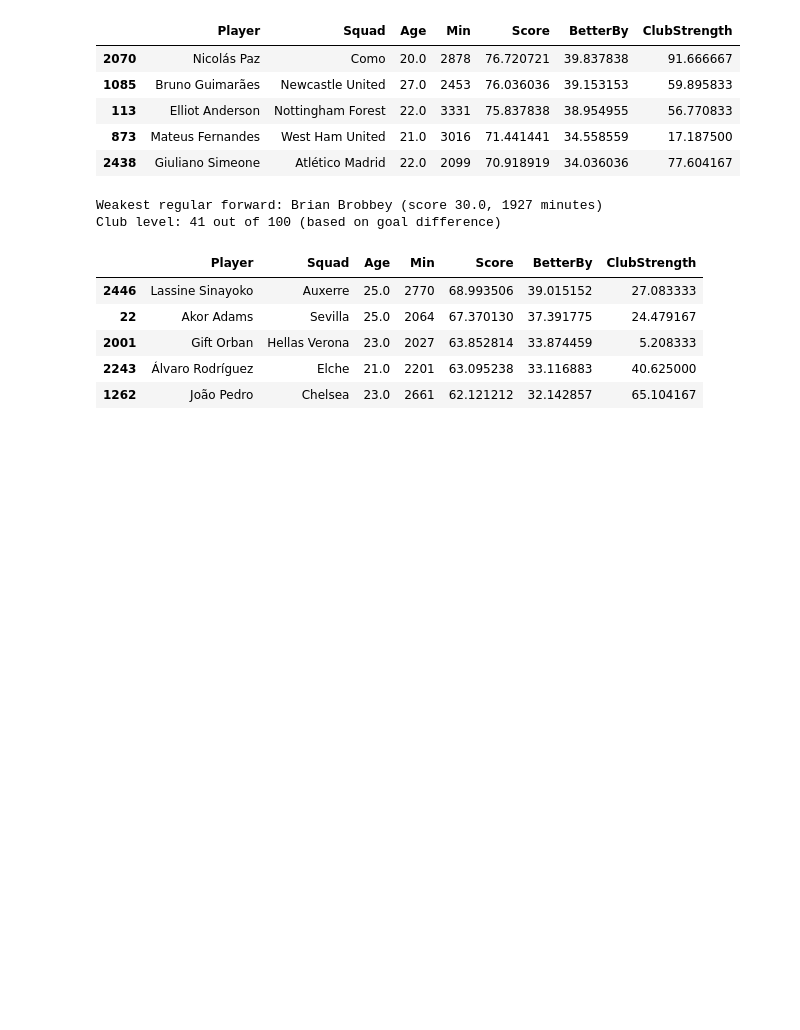
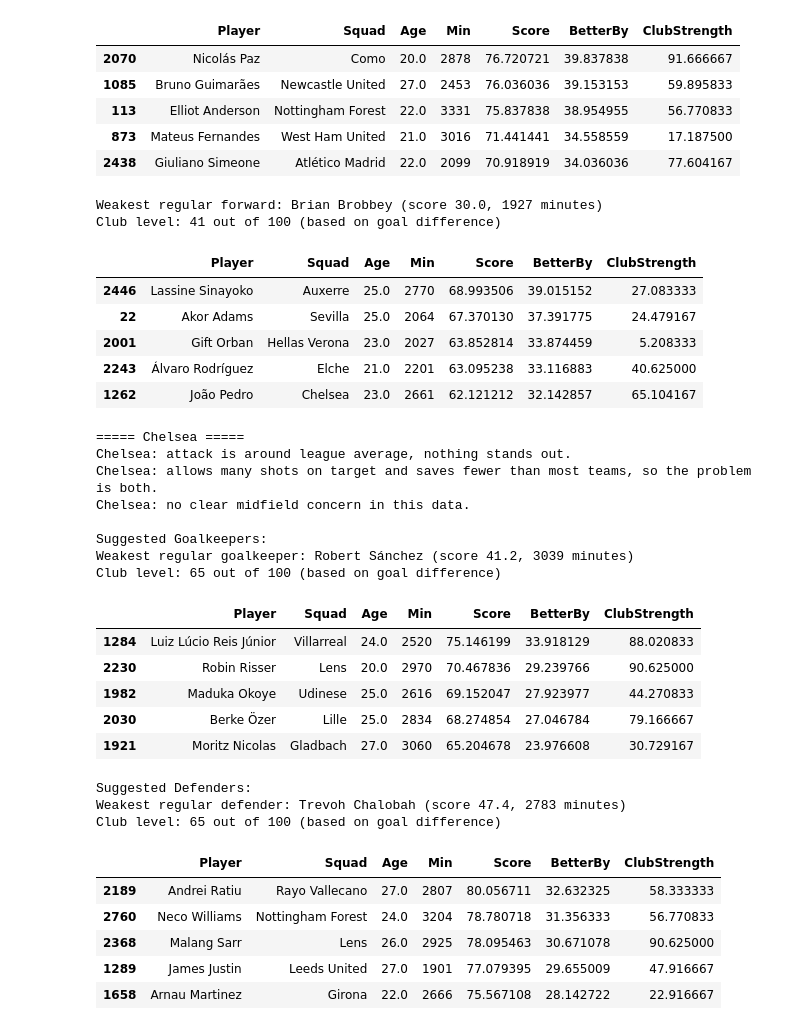
Before and after one commit to TamukaTom/We-need-players, a Jupyter notebook: explore.ipynb, the cells around one changed output. Drawn from its saved outputs; the diff is of its cells as text; code cells hidden in the pictures; blank space fills up the shorter version.

```diff
--- a/explore.ipynb
+++ b/explore.ipynb
@@ -899,3 +899,29 @@ Club level: 41 out of 100 (based on goal difference)
 | 2001 | Gift Orban | Hellas Verona | 23.0 | 2027 | 63.852814 | 33.874459 | 5.208333 |
 | 2243 | Álvaro Rodríguez | Elche | 21.0 | 2201 | 63.095238 | 33.116883 | 40.625000 |
 | 1262 | João Pedro | Chelsea | 23.0 | 2661 | 62.121212 | 32.142857 | 65.104167 |
+# %%
+team_report("Chelsea", max_gap=40)
+# %% [output]
+===== Chelsea =====
+Chelsea: attack is around league average, nothing stands out.
+Chelsea: allows many shots on target and saves fewer than most teams, so the problem is both.
+Chelsea: no clear midfield concern in this data.
+
+Suggested Goalkeepers:
+Weakest regular goalkeeper: Robert Sánchez (score 41.2, 3039 minutes)
+Club level: 65 out of 100 (based on goal difference)
+|  | Player | Squad | Age | Min | Score | BetterBy | ClubStrength |
+| 1284 | Luiz Lúcio Reis Júnior | Villarreal | 24.0 | 2520 | 75.146199 | 33.918129 | 88.020833 |
+| 2230 | Robin Risser | Lens | 20.0 | 2970 | 70.467836 | 29.239766 | 90.625000 |
+| 1982 | Maduka Okoye | Udinese | 25.0 | 2616 | 69.152047 | 27.923977 | 44.270833 |
+| 2030 | Berke Özer | Lille | 25.0 | 2834 | 68.274854 | 27.046784 | 79.166667 |
+| 1921 | Moritz Nicolas | Gladbach | 27.0 | 3060 | 65.204678 | 23.976608 | 30.729167 |
+Suggested Defenders:
+Weakest regular defender: Trevoh Chalobah (score 47.4, 2783 minutes)
+Club level: 65 out of 100 (based on goal difference)
+|  | Player | Squad | Age | Min | Score | BetterBy | ClubStrength |
+| 2189 | Andrei Ratiu | Rayo Vallecano | 27.0 | 2807 | 80.056711 | 32.632325 | 58.333333 |
+| 2760 | Neco Williams | Nottingham Forest | 24.0 | 3204 | 78.780718 | 31.356333 | 56.770833 |
+| 2368 | Malang Sarr | Lens | 26.0 | 2925 | 78.095463 | 30.671078 | 90.625000 |
+| 1289 | James Justin | Leeds United | 27.0 | 1901 | 77.079395 | 29.655009 | 47.916667 |
+| 1658 | Arnau Martinez | Girona | 22.0 | 2666 | 75.567108 | 28.142722 | 22.916667 |
```
Also changed, not shown: 22 other files.
